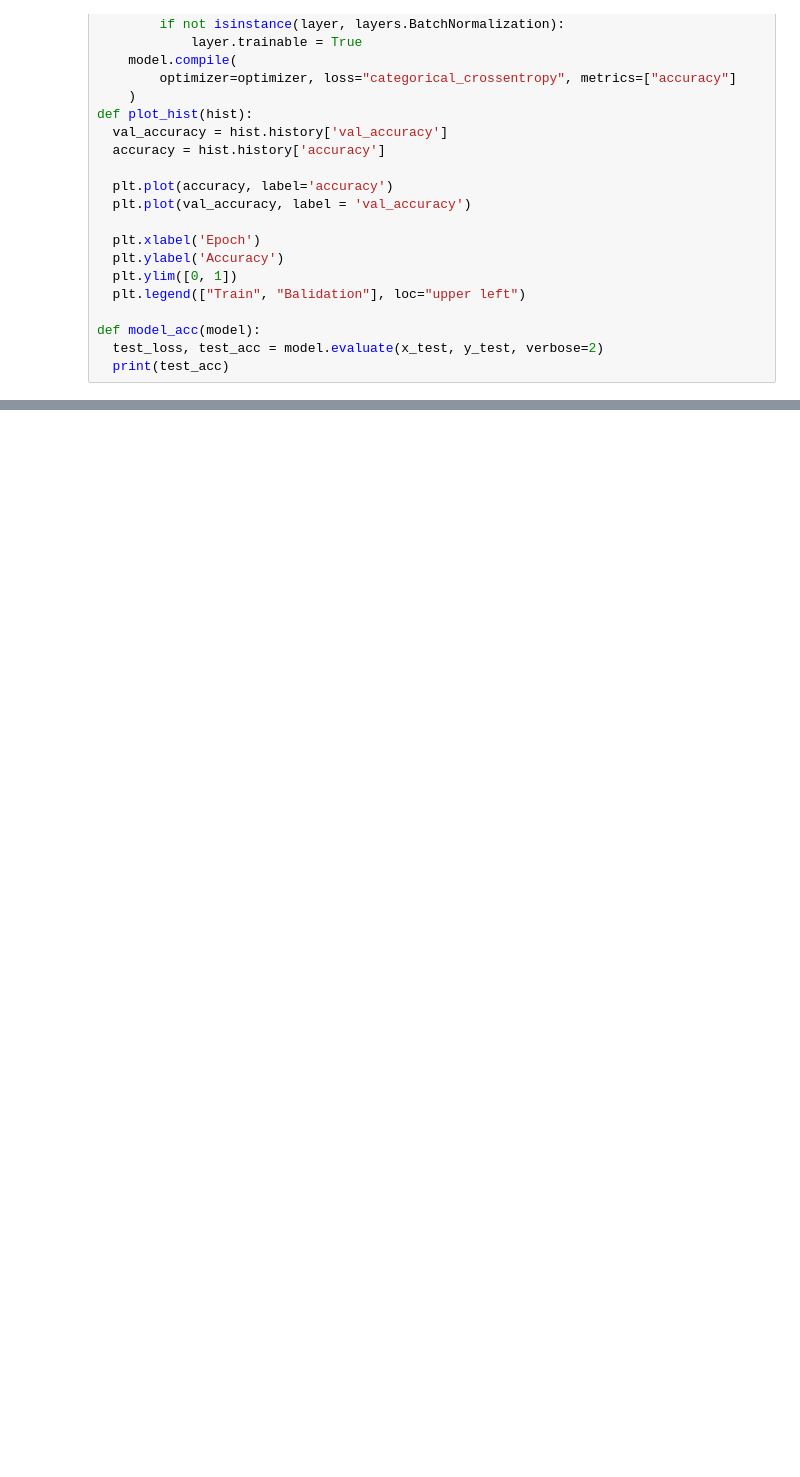
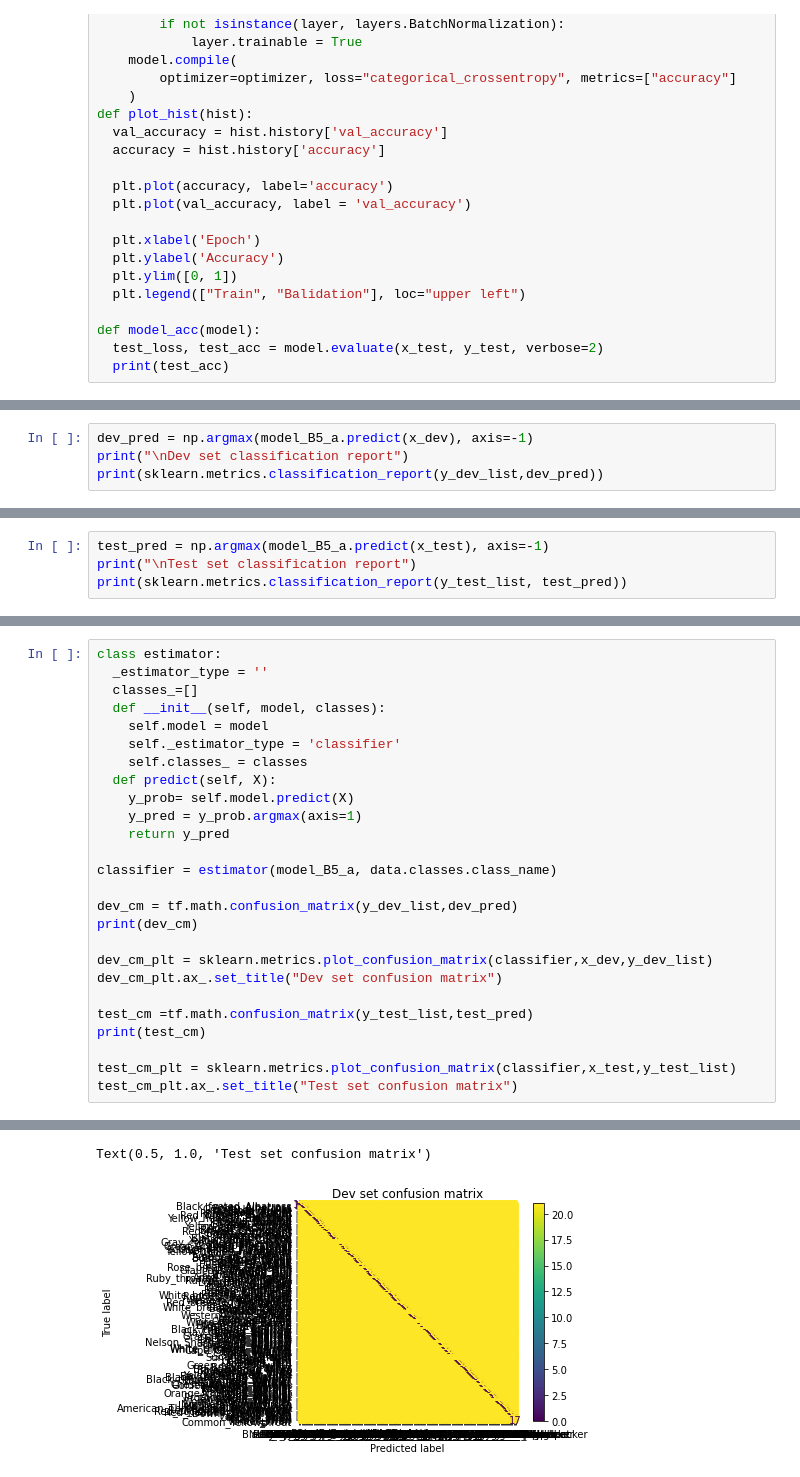
Before and after one commit to TeaWithLucas/MLBirds, a Jupyter notebook: implementation.ipynb, the cells around one changed output, grey strips where cells are left out. Cells and saved outputs as stored; diff of their text form; blank space fills up the shorter version.

```diff
--- a/implementation.ipynb
+++ b/implementation.ipynb
@@ -579,0 +615,4 @@ Epoch 10/10
+# %%
+dev_pred = np.argmax(model_B5_a.predict(x_dev), axis=-1)
+print("\nDev set classification report")
+print(sklearn.metrics.classification_report(y_dev_list,dev_pred))
@@ -579,0 +637,4 @@ Epoch 10/10
+# %%
+test_pred = np.argmax(model_B5_a.predict(x_test), axis=-1)
+print("\nTest set classification report")
+print(sklearn.metrics.classification_report(y_test_list, test_pred))
@@ -579,0 +659,27 @@ Epoch 10/10
+# %%
+class estimator:
+  _estimator_type = ''
+  classes_=[]
+  def __init__(self, model, classes):
+    self.model = model
+    self._estimator_type = 'classifier'
+    self.classes_ = classes
+  def predict(self, X):
+    y_prob= self.model.predict(X)
+    y_pred = y_prob.argmax(axis=1)
+    return y_pred
+
+classifier = estimator(model_B5_a, data.classes.class_name)
+
+dev_cm = tf.math.confusion_matrix(y_dev_list,dev_pred)
+print(dev_cm)
+
+dev_cm_plt = sklearn.metrics.plot_confusion_matrix(classifier,x_dev,y_dev_list)
+dev_cm_plt.ax_.set_title("Dev set confusion matrix")
+
+test_cm =tf.math.confusion_matrix(y_test_list,test_pred)
+print(test_cm)
+
+test_cm_plt = sklearn.metrics.plot_confusion_matrix(classifier,x_test,y_test_list)
+test_cm_plt.ax_.set_title("Test set confusion matrix")
+# %% [output]
@@ -579,0 +702,2 @@ Epoch 10/10
+Text(0.5, 1.0, 'Test set confusion matrix')
+[figure, added]
```
Also changed, not shown: parts of 14 cells of this notebook.
